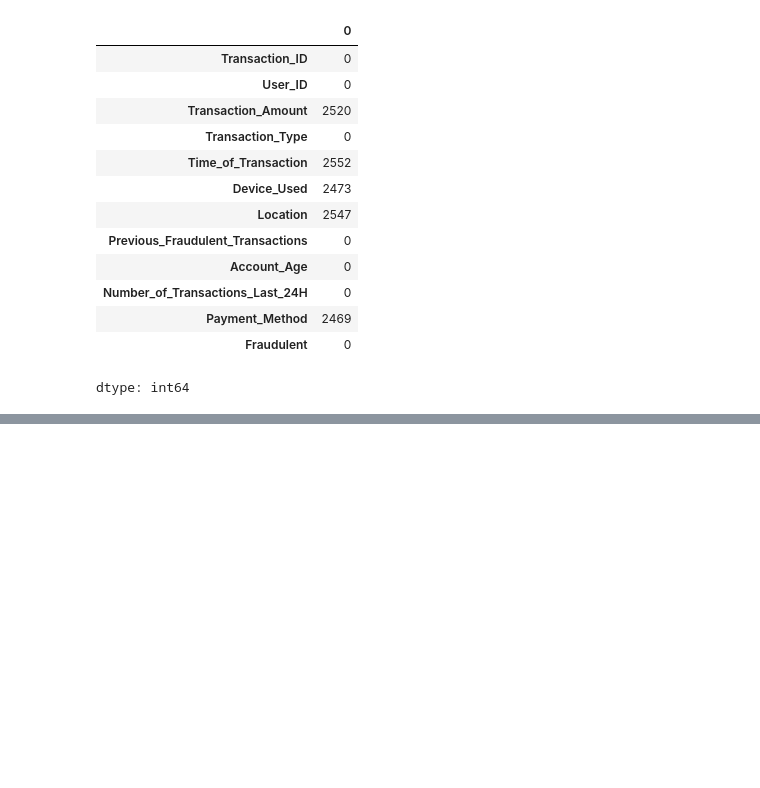
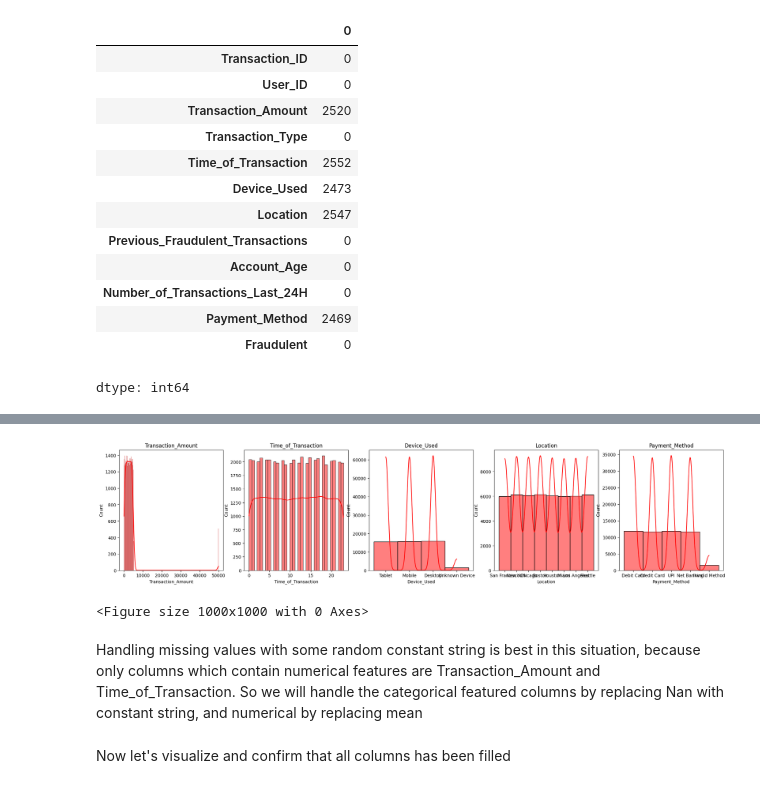
Before and after one commit to DasoTD/Fraud-Detection-ML, a Jupyter notebook: Fraud_Detection.ipynb, the cells around one changed output, grey strips where cells are left out. Saved outputs shown, nothing was run; the diff lists cells and outputs as text; code cells hidden in the pictures; blank space fills up the shorter version.

```diff
--- a/Fraud_Detection.ipynb
+++ b/Fraud_Detection.ipynb
@@ -110,3 +114,27 @@ Unique Data Of The Account_Age: [119  79 115   3  57  96   6  13 110  66   4  68
 Unique Data Of The Number_of_Transactions_Last_24H: [13  3  9  4  7 14 10 12  6  1  8  2 11  5]
 Unique Data Of The Payment_Method: ['Debit Card' 'Credit Card' nan 'UPI' 'Net Banking' 'Invalid Method']
 Unique Data Of The Fraudulent: [0 1]
+# %%
+
+
+missing_cols = [col for col in fraud.columns if fraud[col].isnull().sum() > 0]
+
+fig, axes = plt.subplots(1, len(missing_cols), figsize=(5 * len(missing_cols), 5))
+
+if len(missing_cols) == 1:
+    axes = [axes]
+
+for ax, col in zip(axes, missing_cols):
+    sns.histplot(fraud[col], kde=True, ax=ax, color='red')
+    ax.set_title(col)
+
+plt.figure(figsize=(10, 10))
+plt.tight_layout()
+plt.show()
+# %% [output]
+[figure, added]
+<Figure size 1000x1000 with 0 Axes>
+# %% [markdown]
+
+
+Handling missing values with some random constant string is best in this situation, because only columns which contain numerical features are Transaction_Amount and Time_of_Transaction. So we will handle the categorical featured columns by replacing Nan with constant string, and numerical by replacing mean
@@ -112,0 +149,2 @@ Unique Data Of The Fraudulent: [0 1]
+# %% [markdown]
+Now let's visualize and confirm that all columns has been filled
```
Also changed, not shown: parts of 3 cells of this notebook.
